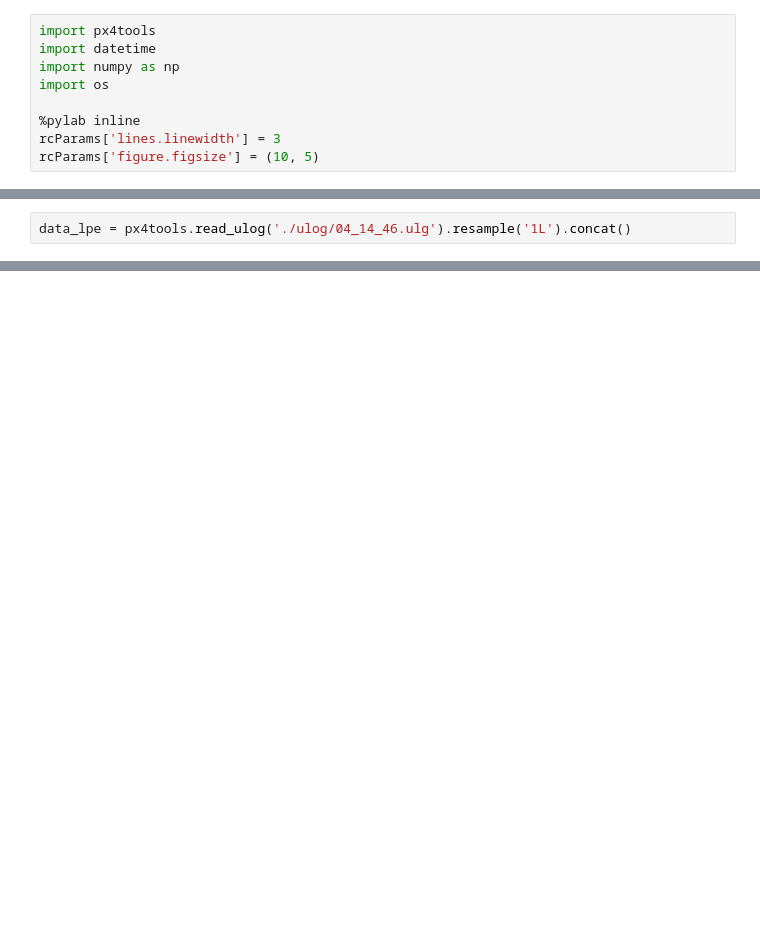
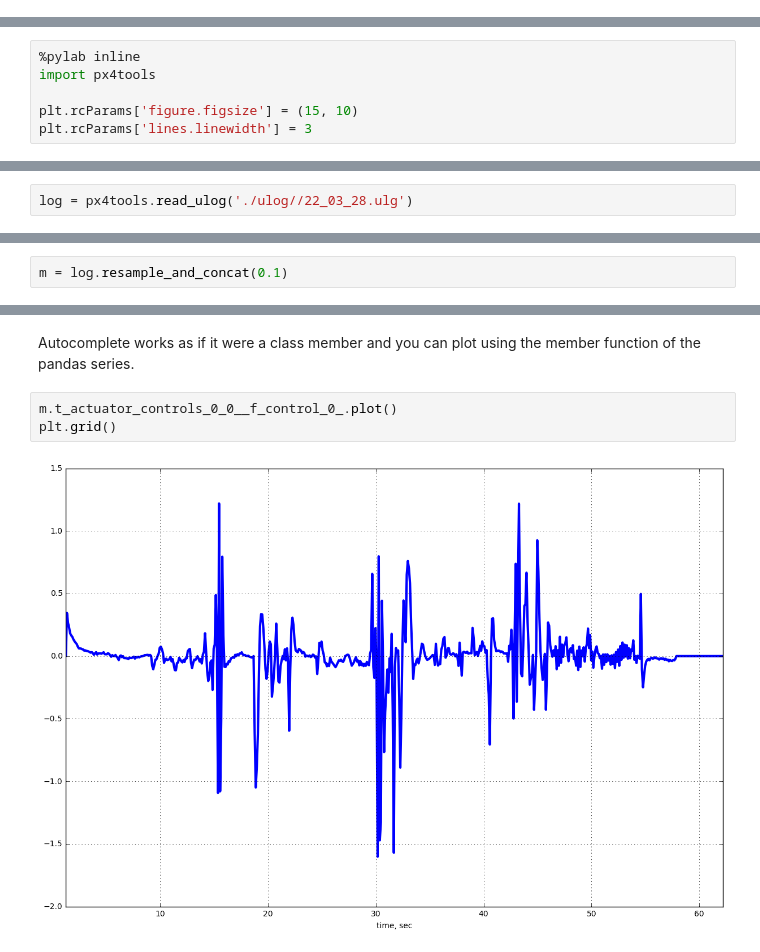
Before and after one commit to dronecrew/px4tools, a Jupyter notebook: examples/ulog analysis.ipynb, the cells around one changed output, grey strips where cells are left out. Cells and saved outputs as stored; diff of their text form; blank space fills up the shorter version.

```diff
--- a/examples/ulog analysis.ipynb
+++ b/examples/ulog analysis.ipynb
@@ -1,9 +0,0 @@
-# %%
-import px4tools
-import datetime
-import numpy as np
-import os
-
-%pylab inline
-rcParams['lines.linewidth'] = 3
-rcParams['figure.figsize'] = (10, 5)
@@ -11,0 +1,6 @@ Populating the interactive namespace from numpy and matplotlib
+# %%
+%pylab inline
+import px4tools
+
+plt.rcParams['figure.figsize'] = (15, 10)
+plt.rcParams['lines.linewidth'] = 3
@@ -12,2 +9,2 @@ Populating the interactive namespace from numpy and matplotlib
 # %%
-data_lpe = px4tools.read_ulog('./ulog/04_14_46.ulg').resample('1L').concat()
+log = px4tools.read_ulog('./ulog//22_03_28.ulg')
@@ -64,0 +13,2 @@ standard deviation euler error:
+# %%
+m = log.resample_and_concat(0.1)
@@ -64,0 +40,7 @@ standard deviation euler error:
+# %% [markdown]
+Autocomplete works as if it were a class member and you can plot using the member function of the pandas series.
+# %%
+m.t_actuator_controls_0_0__f_control_0_.plot()
+plt.grid()
+# %% [output]
+[figure, added]
```
Also changed, not shown: parts of 12 cells of this notebook, 5 other files.
